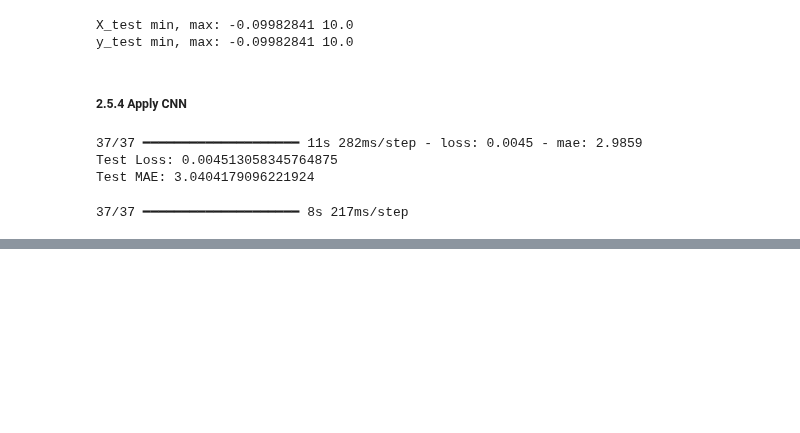
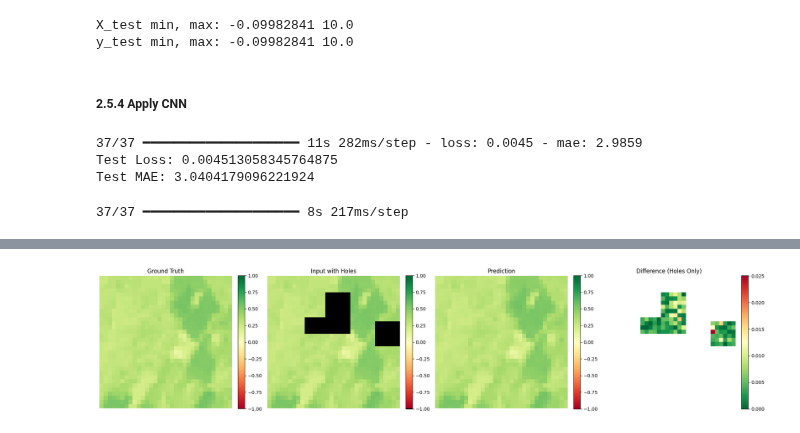
Before and after one commit to larasauser/2024_MLEES, a Jupyter notebook: Project/project_script.ipynb, the cells around one changed output, grey strips where cells are left out. Drawn from its saved outputs; the diff is of its cells as text; code cells hidden in the pictures; blank space fills up the shorter version.

```diff
--- a/Project/project_script.ipynb
+++ b/Project/project_script.ipynb
@@ -1168,0 +1126,71 @@ plt.show()
+# %%
+import numpy as np
+import matplotlib.pyplot as plt
+from matplotlib.colors import Normalize, ListedColormap
+
+# Création d'une colormap personnalisée pour les trous (valeurs spéciales = 10)
+cmap = plt.cm.RdYlGn  # Colormap de base
+cmap_colors = cmap(np.linspace(0, 1, 256))
+cmap_colors[0] = [0, 0, 0, 1]  # Noir pour les trous (valeurs à 10)
+custom_cmap = ListedColormap(cmap_colors)
+
+# Normalisation personnalisée
+class CustomNormalize(Normalize):
+    def __init__(self, vmin=None, vmax=None, special_value=None, **kwargs):
+        super().__init__(vmin=vmin, vmax=vmax, **kwargs)
+        self.special_value = special_value
+
+    def __call__(self, value, clip=None):
+        # Traite les trous comme une valeur spéciale
+        result = super().__call__(value, clip)
+        result = np.ma.masked_where(value == self.special_value, result)
+        result = np.ma.filled(result, 0)  # Mappe les trous (valeurs à 10) sur la première couleur (noir)
+        return result
+
+# Appliquer la normalisation personnalisée pour gérer les trous
+norm = CustomNormalize(vmin=-1, vmax=1, special_value=10)
+
+# Calcul de la différence entre l'image prédite et l'image originale
+difference = np.abs(X_test - y_pred.squeeze())  # Différence absolue
+
+# Créer un masque pour afficher uniquement les trous
+mask_holes = (y_test == 10)  # Masque des pixels troués
+difference_holes_only = np.where(mask_holes, difference, np.nan)  # Masque les autres pixels
+
+# Visualisation des résultats
+idx = 10  # Index pour visualiser un échantillon spécifique
+
+plt.figure(figsize=(20, 5))
+
+# Vérité terrain
+plt.subplot(1, 4, 1)
+plt.title("Ground Truth")
+img1 = plt.imshow(X_test[idx, :, :], cmap='RdYlGn', norm=norm)
+plt.axis('off')
+plt.colorbar(img1, fraction=0.046, pad=0.04)
+
+# Image d'entrée avec trous
+plt.subplot(1, 4, 2)
+plt.title("Input with Holes")
+img2 = plt.imshow(y_test[idx, :, :], cmap=custom_cmap, norm=norm)
+plt.axis('off')
+plt.colorbar(img2, fraction=0.046, pad=0.04)
+
+# Prédictions
+plt.subplot(1, 4, 3)
+plt.title("Prediction")
+img3 = plt.imshow(y_pred[idx, :, :], cmap='RdYlGn', norm=norm)
+plt.axis('off')
+plt.colorbar(img3, fraction=0.046, pad=0.04)
+
+# Différence uniquement dans les trous
+plt.subplot(1, 4, 4)
+plt.title("Difference (Holes Only)")
+img4 = plt.imshow(difference_holes_only[idx, :, :], cmap='RdYlGn_r',vmin=0)  # Colormap pour différences
+plt.axis('off')
+plt.colorbar(img4, fraction=0.046, pad=0.04)
+
+plt.tight_layout()
+plt.show()
+# %% [output]
+[figure, added]
```
Also changed, not shown: parts of 1 cell of this notebook.
